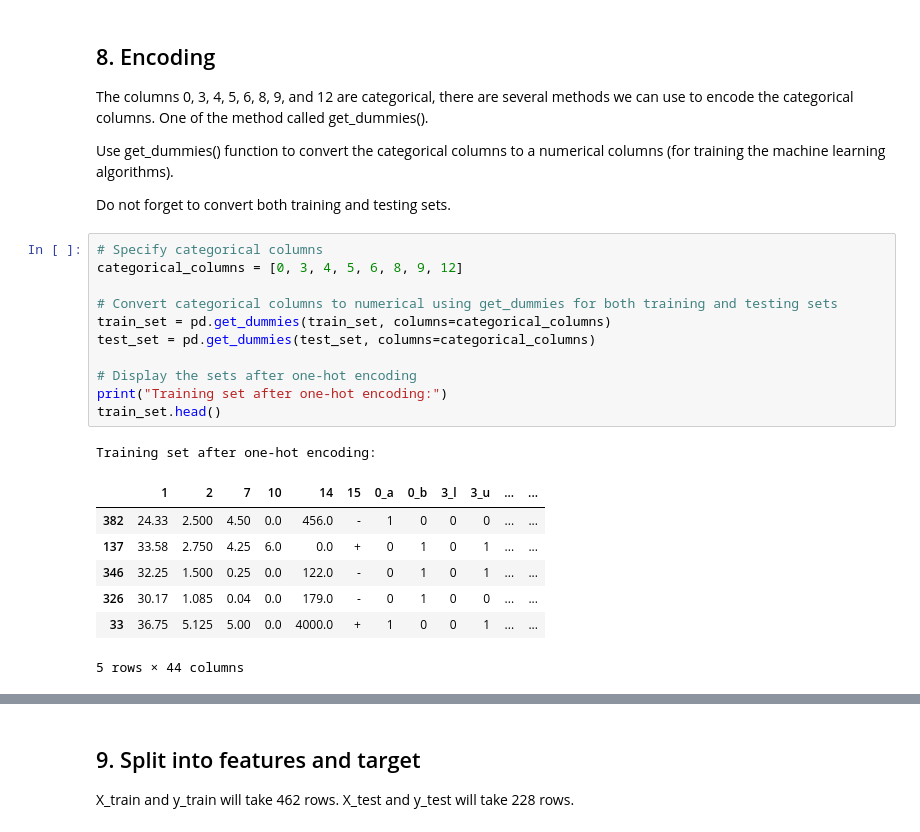
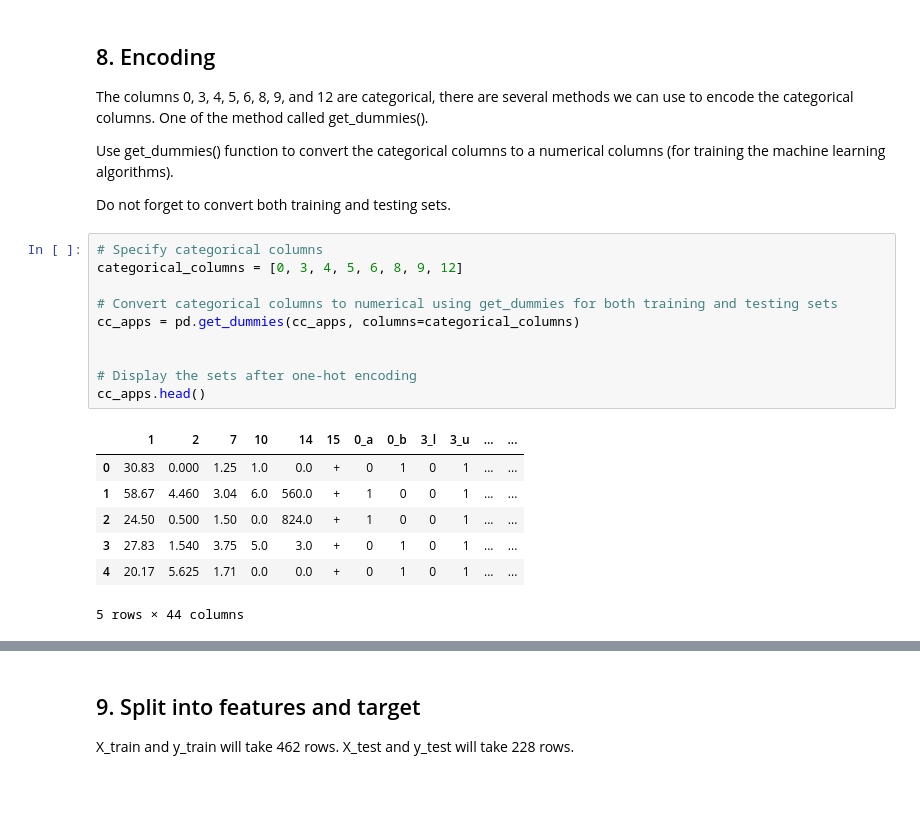
Before and after one commit to Tuwaiq-Data-Science-Bootcamp-V5/Decision_Tree-Lab1, a Jupyter notebook: Assignment_(1).ipynb, the cells around one changed output, grey strips where cells are left out. Cells and saved outputs as stored; diff of their text form; blank space fills up the shorter version.

```diff
--- a/Assignment_(1).ipynb
+++ b/Assignment_(1).ipynb
@@ -284,20 +233,18 @@ Do not forget to convert both training and testing sets.
 # %%
 # Specify categorical columns
 categorical_columns = [0, 3, 4, 5, 6, 8, 9, 12]
 
 # Convert categorical columns to numerical using get_dummies for both training and testing sets
-train_set = pd.get_dummies(train_set, columns=categorical_columns)
-test_set = pd.get_dummies(test_set, columns=categorical_columns)
+cc_apps = pd.get_dummies(cc_apps, columns=categorical_columns)
+
 
 # Display the sets after one-hot encoding
-print("Training set after one-hot encoding:")
-train_set.head()
+cc_apps.head()
 # %% [output]
+|  | 1 | 2 | 7 | 10 | 14 | 15 | 0_a | 0_b | 3_l | 3_u | ... | ... |
+| 0 | 30.83 | 0.000 | 1.25 | 1.0 | 0.0 | + | 0 | 1 | 0 | 1 | ... | ... |
+| 1 | 58.67 | 4.460 | 3.04 | 6.0 | 560.0 | + | 1 | 0 | 0 | 1 | ... | ... |
+| 2 | 24.50 | 0.500 | 1.50 | 0.0 | 824.0 | + | 1 | 0 | 0 | 1 | ... | ... |
+| 3 | 27.83 | 1.540 | 3.75 | 5.0 | 3.0 | + | 0 | 1 | 0 | 1 | ... | ... |
+| 4 | 20.17 | 5.625 | 1.71 | 0.0 | 0.0 | + | 0 | 1 | 0 | 1 | ... | ... |
-Training set after one-hot encoding:
+5 rows × 44 columns
-|  | 1 | 2 | 7 | 10 | 14 | 15 | 0_a | 0_b | 3_l | 3_u | ... | ... |
-| 382 | 24.33 | 2.500 | 4.50 | 0.0 | 456.0 | - | 1 | 0 | 0 | 0 | ... | ... |
-| 137 | 33.58 | 2.750 | 4.25 | 6.0 | 0.0 | + | 0 | 1 | 0 | 1 | ... | ... |
-| 346 | 32.25 | 1.500 | 0.25 | 0.0 | 122.0 | - | 0 | 1 | 0 | 1 | ... | ... |
-| 326 | 30.17 | 1.085 | 0.04 | 0.0 | 179.0 | - | 0 | 1 | 0 | 0 | ... | ... |
-| 33 | 36.75 | 5.125 | 5.00 | 0.0 | 4000.0 | + | 1 | 0 | 0 | 1 | ... | ... |
-5 rows × 44 columns
```
Also changed, not shown: parts of 20 cells of this notebook.
